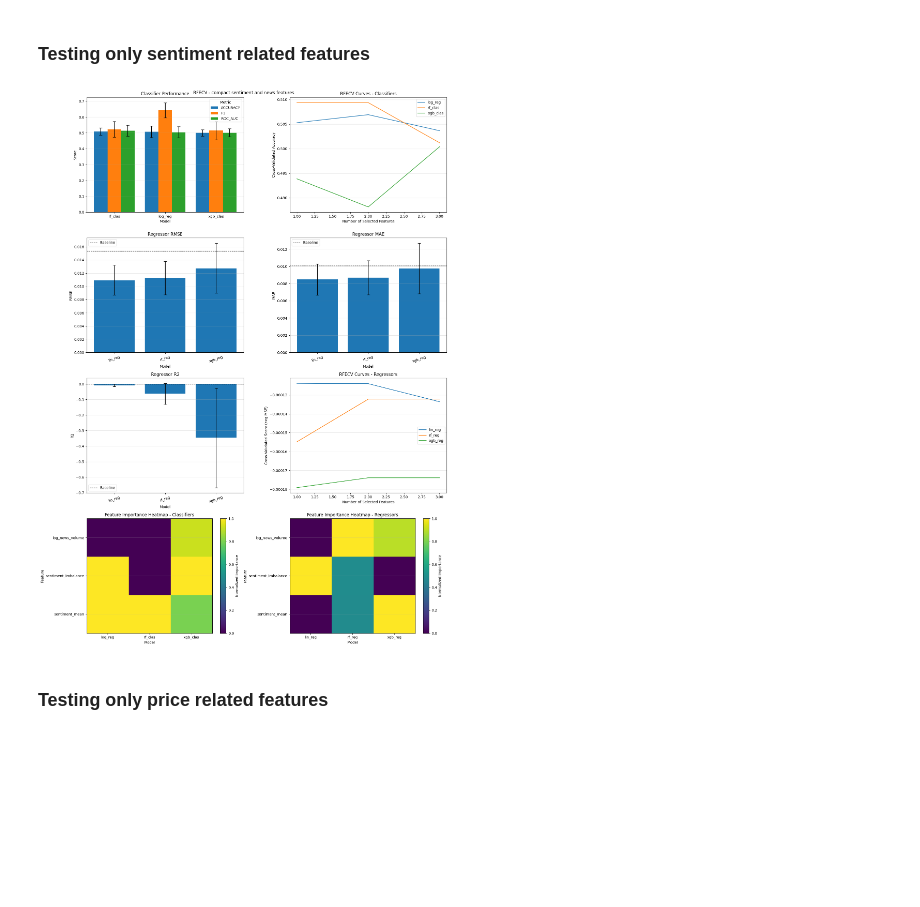
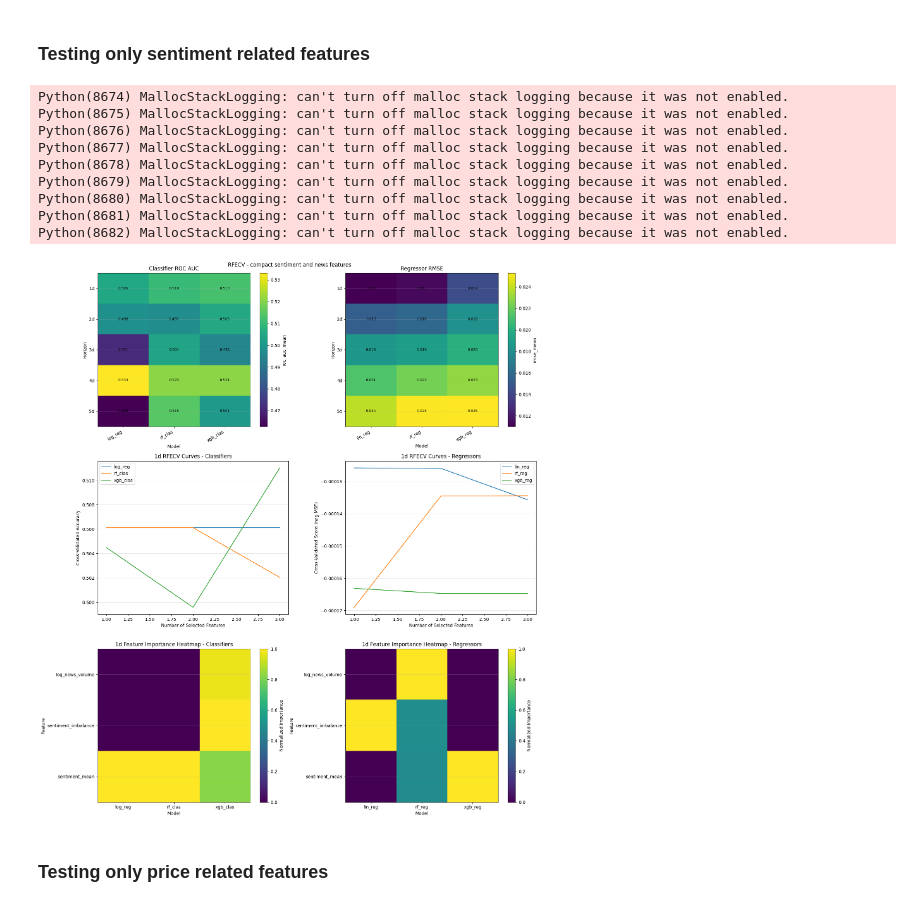
Before and after one commit to Nikolas010101/MBA-TCC, a Jupyter notebook: Market news/analyze_market_news.ipynb, the cells around one changed output. Saved outputs shown, nothing was run; the diff lists cells and outputs as text; code cells hidden in the pictures; blank space fills up the shorter version.

Commit message:
Make return variables from 1 to 5 days in the future

```diff
--- a/Market news/analyze_market_news.ipynb
+++ b/Market news/analyze_market_news.ipynb
@@ -606,3 +607,10 @@ y_ret = pdf["target_return"]
+# %%
+target_sets = {
+    horizon: (pdf[f"target_direction_{horizon}d"], pdf[f"target_return_{horizon}d"])
+    for horizon in HORIZONS
+}
+
+y_dir, y_ret = target_sets[1]
 # %% [markdown]
 ### Testing only return
 # %%
@@ -730,6 +730,20 @@ def evaluate_rfecv_models(X, y_cls, y_reg):
     return clf_df, reg_df, clf_curves, reg_curves, clf_importance, reg_importance
 
 
+def evaluate_rfecv_horizons(X, target_sets):
+    clf_rows, reg_rows = [], []
+    first_curves = None
+    first_importance = None
+    for horizon, (y_dir, y_ret) in target_sets.items():
+        results = evaluate_rfecv_models(X, y_dir, y_ret)
+        clf_df, reg_df, clf_curves, reg_curves, clf_importance, reg_importance = results
+        clf_rows.append(clf_df.assign(horizon=horizon))
+        reg_rows.append(reg_df.assign(horizon=horizon))
+        first_curves = first_curves or (clf_curves, reg_curves)
+        first_importance = first_importance or (clf_importance, reg_importance)
+    return pd.concat(clf_rows, ignore_index=True), pd.concat(reg_rows, ignore_index=True), *first_curves, *first_importance
+
+
 def plot_rfecv_curves(ax, curves, title, ylabel):
     for name, scores in curves.items():
         ax.plot(range(1, len(scores) + 1), scores, label=name)
@@ -747,29 +761,35 @@ def plot_importance_heatmap(ax, importance, title):
     style_axis(ax, title, "Model", "Feature")
 
 
-def plot_rfecv_results(feature_cols, title, y_dir, y_ret):
-    results = evaluate_rfecv_models(pdf[feature_cols], y_dir, y_ret)
+def plot_rfecv_results(feature_cols, title, target_sets):
+    results = evaluate_rfecv_horizons(pdf[feature_cols], target_sets)
     clf_df, reg_df, clf_curves, reg_curves, clf_importance, reg_importance = results
-    reg_baseline = regression_baselines(y_ret)
-    fig, axes = plt.subplots(4, 2, figsize=(16, 22))
+    fig, axes = plt.subplots(3, 2, figsize=(16, 18))
     fig.suptitle(title)
-    plot_metric_bars(axes[0, 0], clf_df, CLASSIFICATION_METRICS, "Classifier Performance")
-    plot_rfecv_curves(axes[0, 1], clf_curves, "RFECV Curves - Classifiers", "Cross-Validated Accuracy")
-    plot_single_metric_bar(axes[1, 0], reg_df, "rmse_mean", "Regressor RMSE", reg_baseline["rmse_mean"])
-    plot_single_metric_bar(axes[1, 1], reg_df, "mae_mean", "Regressor MAE", reg_baseline["mae_mean"])
-    plot_single_metric_bar(axes[2, 0], reg_df, "r2_mean", "Regressor R2", reg_baseline["r2_mean"])
-    plot_rfecv_curves(axes[2, 1], reg_curves, "RFECV Curves - Regressors", "Cross-Validated Score (neg MSE)")
-    plot_importance_heatmap(axes[3, 0], clf_importance, "Feature Importance Heatmap - Classifiers")
-    plot_importance_heatmap(axes[3, 1], reg_importance, "Feature Importance Heatmap - Regressors")
+    plot_horizon_heatmap(axes[0, 0], clf_df, "roc_auc_mean", "Classifier ROC AUC")
+    plot_horizon_heatmap(axes[0, 1], reg_df, "rmse_mean", "Regressor RMSE")
+    plot_rfecv_curves(axes[1, 0], clf_curves, "1d RFECV Curves - Classifiers", "Cross-Validated Accuracy")
+    plot_rfecv_curves(axes[1, 1], reg_curves, "1d RFECV Curves - Regressors", "Cross-Validated Score (neg MSE)")
+    plot_importance_heatmap(axes[2, 0], clf_importance, "1d Feature Importance Heatmap - Classifiers")
+    plot_importance_heatmap(axes[2, 1], reg_importance, "1d Feature Importance Heatmap - Regressors")
     plt.tight_layout()
     plt.show()
     return results
 # %% [markdown]
 ### Testing only sentiment related features
 # %%
-sentiment_rfecv_results = plot_rfecv_results(sentiment_features, "RFECV - compact sentiment and news features", y_dir, y_ret)
+sentiment_rfecv_results = plot_rfecv_results(sentiment_features, "RFECV - compact sentiment and news features", target_sets)
 # %% [output]
+Python(8674) MallocStackLogging: can't turn off malloc stack logging because it was not enabled.
+Python(8675) MallocStackLogging: can't turn off malloc stack logging because it was not enabled.
+Python(8676) MallocStackLogging: can't turn off malloc stack logging because it was not enabled.
+Python(8677) MallocStackLogging: can't turn off malloc stack logging because it was not enabled.
+Python(8678) MallocStackLogging: can't turn off malloc stack logging because it was not enabled.
+Python(8679) MallocStackLogging: can't turn off malloc stack logging because it was not enabled.
+Python(8680) MallocStackLogging: can't turn off malloc stack logging because it was not enabled.
+Python(8681) MallocStackLogging: can't turn off malloc stack logging because it was not enabled.
+Python(8682) MallocStackLogging: can't turn off malloc stack logging because it was not enabled.
-[figure, old version]
+[figure, new version]
 # %% [markdown]
 ### Testing only price related features
 # %%
```
Also changed, not shown: parts of 16 cells of this notebook.
